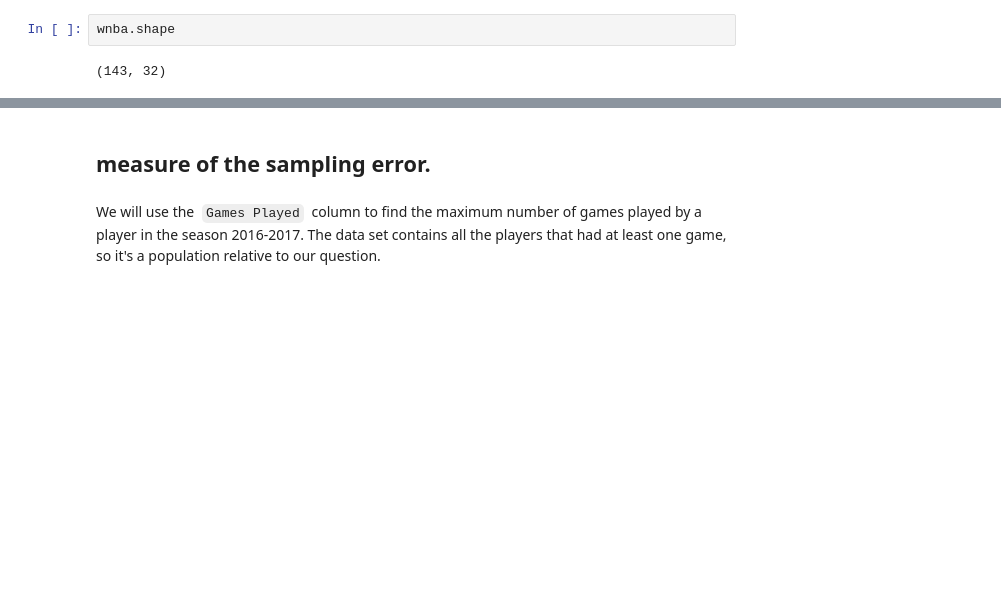
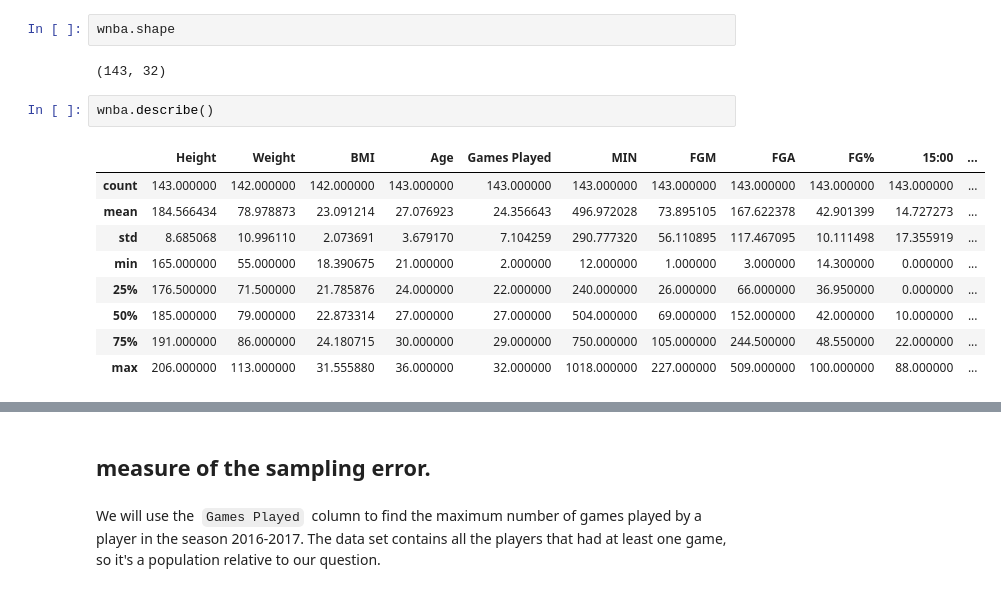
Before and after one commit to VictorOmondi1997/Statistics-Fundamentals, a Jupyter notebook: Sampling.ipynb, the cells around one changed output, grey strips where cells are left out. Drawn from its saved outputs; the diff is of its cells as text; blank space fills up the shorter version.

```diff
--- a/Sampling.ipynb
+++ b/Sampling.ipynb
@@ -89,3 +89,15 @@ wnba.tail()
 wnba.shape
 # %% [output]
 (143, 32)
+# %%
+wnba.describe()
+# %% [output]
+|  | Height | Weight | BMI | Age | Games Played | MIN | FGM | FGA | FG% | 15:00 | ... |
+| count | 143.000000 | 142.000000 | 142.000000 | 143.000000 | 143.000000 | 143.000000 | 143.000000 | 143.000000 | 143.000000 | 143.000000 | ... |
+| mean | 184.566434 | 78.978873 | 23.091214 | 27.076923 | 24.356643 | 496.972028 | 73.895105 | 167.622378 | 42.901399 | 14.727273 | ... |
+| std | 8.685068 | 10.996110 | 2.073691 | 3.679170 | 7.104259 | 290.777320 | 56.110895 | 117.467095 | 10.111498 | 17.355919 | ... |
+| min | 165.000000 | 55.000000 | 18.390675 | 21.000000 | 2.000000 | 12.000000 | 1.000000 | 3.000000 | 14.300000 | 0.000000 | ... |
+| 25% | 176.500000 | 71.500000 | 21.785876 | 24.000000 | 22.000000 | 240.000000 | 26.000000 | 66.000000 | 36.950000 | 0.000000 | ... |
+| 50% | 185.000000 | 79.000000 | 22.873314 | 27.000000 | 27.000000 | 504.000000 | 69.000000 | 152.000000 | 42.000000 | 10.000000 | ... |
+| 75% | 191.000000 | 86.000000 | 24.180715 | 30.000000 | 29.000000 | 750.000000 | 105.000000 | 244.500000 | 48.550000 | 22.000000 | ... |
+| max | 206.000000 | 113.000000 | 31.555880 | 36.000000 | 32.000000 | 1018.000000 | 227.000000 | 509.000000 | 100.000000 | 88.000000 | ... |
```
Also changed, not shown: parts of 26 cells of this notebook.
